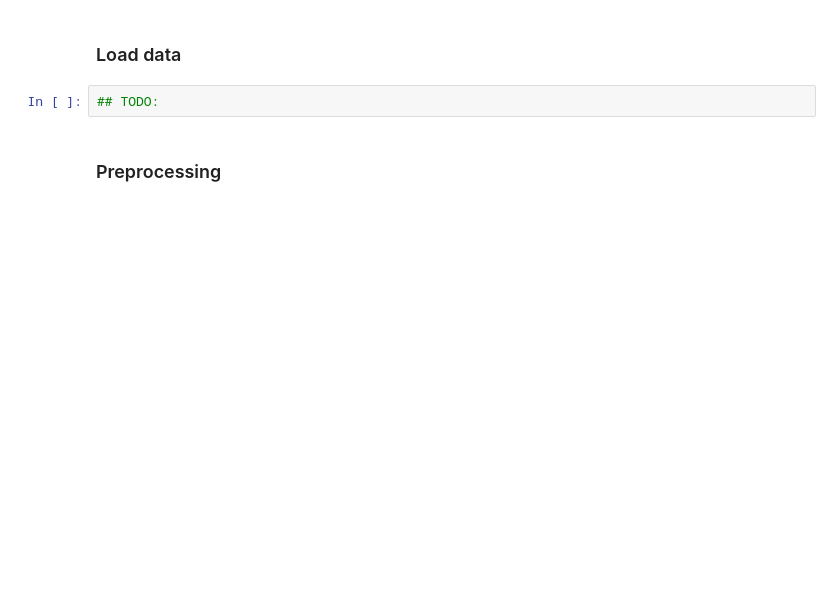
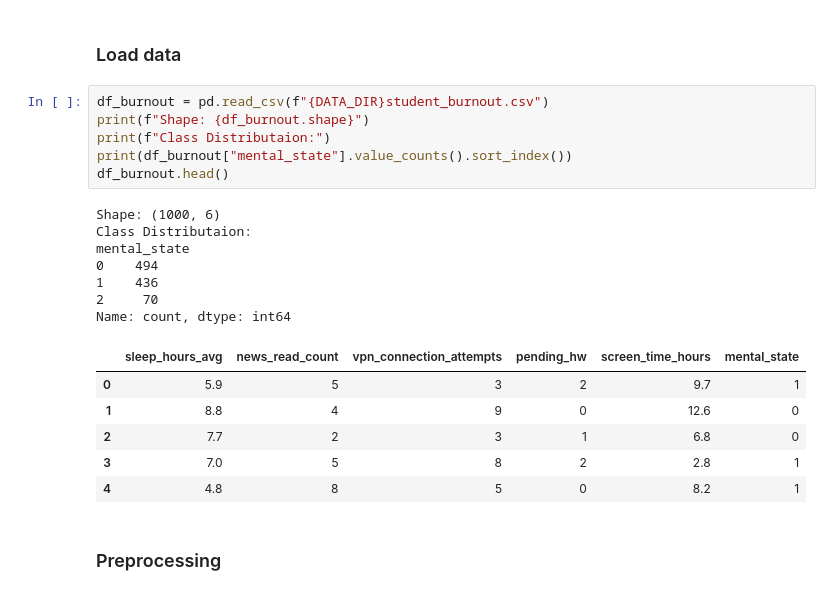
Before and after one commit to sami-rk/OrdinaryMLmodels, a Jupyter notebook: models.ipynb, the cells around one changed output. Drawn from its saved outputs; the diff is of its cells as text; blank space fills up the shorter version.

```diff
--- a/models.ipynb
+++ b/models.ipynb
@@ -725,7 +728,25 @@ class SoftmaxRegressionScratch:
 # %% [markdown]
 ### Load data
 # %%
-## TODO:
+df_burnout = pd.read_csv(f"{DATA_DIR}student_burnout.csv")
+print(f"Shape: {df_burnout.shape}")
+print(f"Class Distributaion:")
+print(df_burnout["mental_state"].value_counts().sort_index())
+df_burnout.head()
+# %% [output]
+Shape: (1000, 6)
+Class Distributaion:
+mental_state
+0    494
+1    436
+2     70
+Name: count, dtype: int64
+|  | sleep_hours_avg | news_read_count | vpn_connection_attempts | pending_hw | screen_time_hours | mental_state |
+| 0 | 5.9 | 5 | 3 | 2 | 9.7 | 1 |
+| 1 | 8.8 | 4 | 9 | 0 | 12.6 | 0 |
+| 2 | 7.7 | 2 | 3 | 1 | 6.8 | 0 |
+| 3 | 7.0 | 5 | 8 | 2 | 2.8 | 1 |
+| 4 | 4.8 | 8 | 5 | 0 | 8.2 | 1 |
 # %% [markdown]
 ### Preprocessing
 # %%
```
Also changed, not shown: parts of 3 cells of this notebook.
